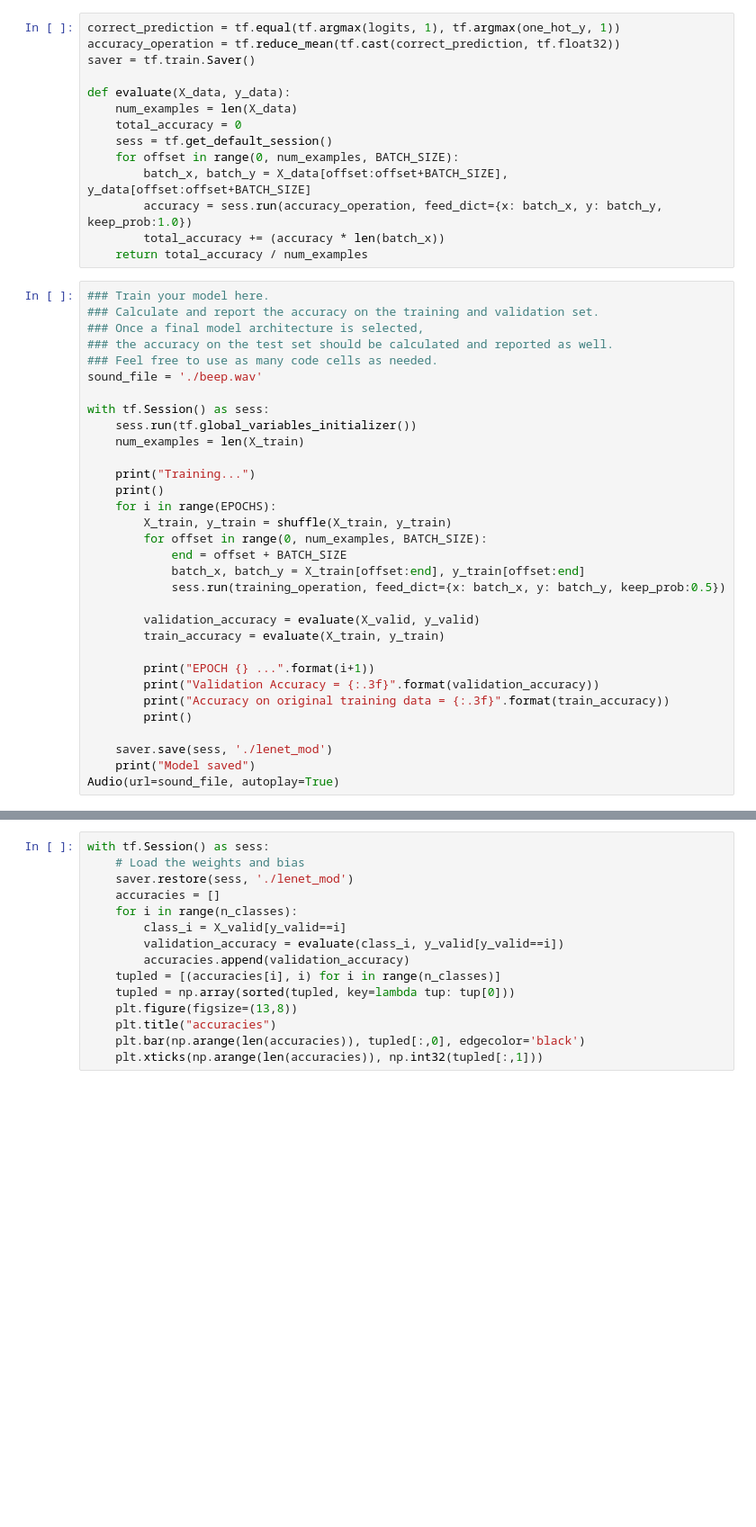
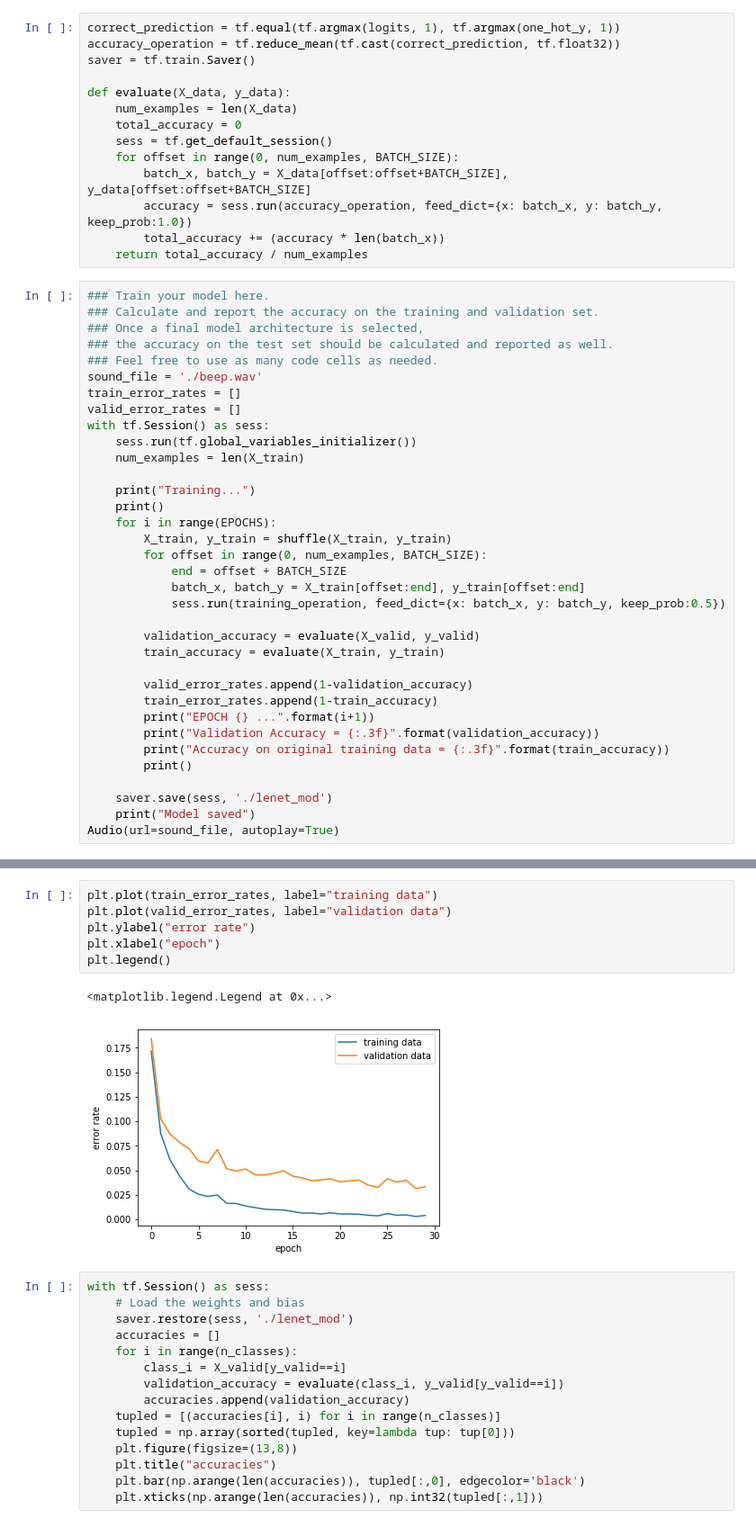
Before and after one commit to Kazutaka333/traffic_sign_classifier, a Jupyter notebook: Traffic_Sign_Classifier.ipynb, the cells around one changed output, grey strips where cells are left out. Shown at 90% size. Cells and saved outputs as stored; diff of their text form; blank space fills up the shorter version.

```diff
--- a/Traffic_Sign_Classifier.ipynb
+++ b/Traffic_Sign_Classifier.ipynb
@@ -413,7 +413,8 @@ def evaluate(X_data, y_data):
 ### the accuracy on the test set should be calculated and reported as well.
 ### Feel free to use as many code cells as needed.
 sound_file = './beep.wav'
-
+train_error_rates = []
+valid_error_rates = []
 with tf.Session() as sess:
     sess.run(tf.global_variables_initializer())
     num_examples = len(X_train)
@@ -430,6 +431,8 @@ with tf.Session() as sess:
         validation_accuracy = evaluate(X_valid, y_valid)
         train_accuracy = evaluate(X_train, y_train)
 
+        valid_error_rates.append(1-validation_accuracy)
+        train_error_rates.append(1-train_accuracy)
         print("EPOCH {} ...".format(i+1))
         print("Validation Accuracy = {:.3f}".format(validation_accuracy))
         print("Accuracy on original training data = {:.3f}".format(train_accuracy))
@@ -457,6 +460,15 @@ Accuracy on original training data = 0.998
 
 Model saved
 [interactive output not drawn]
+# %%
+plt.plot(train_error_rates, label="training data")
+plt.plot(valid_error_rates, label="validation data")
+plt.ylabel("error rate")
+plt.xlabel("epoch")
+plt.legend()
+# %% [output]
+<matplotlib.legend.Legend at 0x...>
+[figure, added]
 # %%
 with tf.Session() as sess:
     # Load the weights and bias
```
Also changed, not shown: parts of 1 cell of this notebook, 4 other files.
